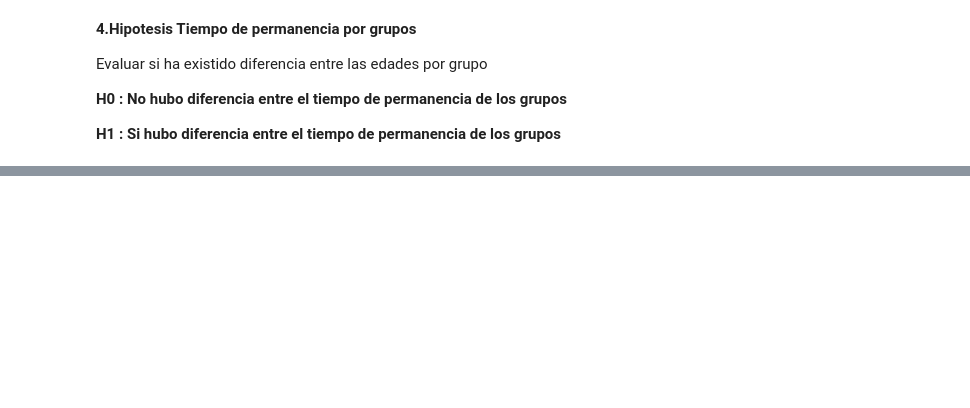
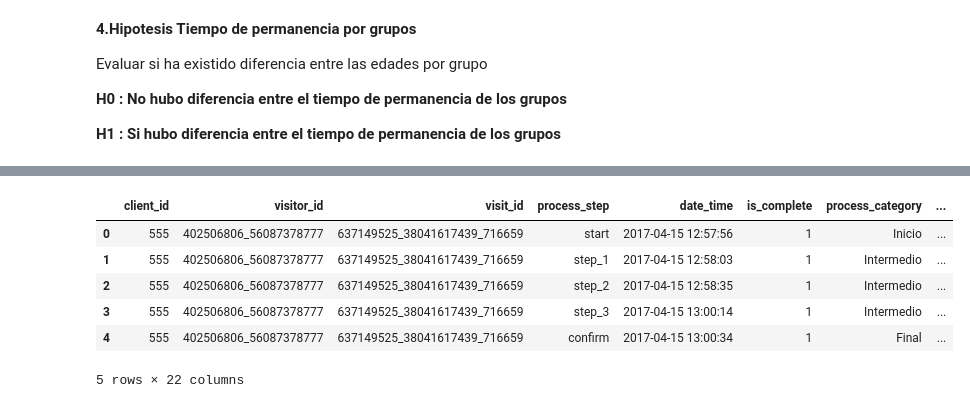
Before and after one commit to Osanchezr/Vanguard-AB-test, a Jupyter notebook: main_oscar.ipynb, the cells around one changed output, grey strips where cells are left out. Saved outputs shown, nothing was run; the diff lists cells and outputs as text; code cells hidden in the pictures; blank space fills up the shorter version.

```diff
--- a/main_oscar.ipynb
+++ b/main_oscar.ipynb
@@ -994,0 +1001,10 @@ else:
+# %%
+df_finalv3.head()
+# %% [output]
+|  | client_id | visitor_id | visit_id | process_step | date_time | is_complete | process_category | ... |
+| 0 | 555 | 402506806_56087378777 | 637149525_38041617439_716659 | start | 2017-04-15 12:57:56 | 1 | Inicio | ... |
+| 1 | 555 | 402506806_56087378777 | 637149525_38041617439_716659 | step_1 | 2017-04-15 12:58:03 | 1 | Intermedio | ... |
+| 2 | 555 | 402506806_56087378777 | 637149525_38041617439_716659 | step_2 | 2017-04-15 12:58:35 | 1 | Intermedio | ... |
+| 3 | 555 | 402506806_56087378777 | 637149525_38041617439_716659 | step_3 | 2017-04-15 13:00:14 | 1 | Intermedio | ... |
+| 4 | 555 | 402506806_56087378777 | 637149525_38041617439_716659 | confirm | 2017-04-15 13:00:34 | 1 | Final | ... |
+5 rows × 22 columns
```
Also changed, not shown: parts of 16 cells of this notebook.
